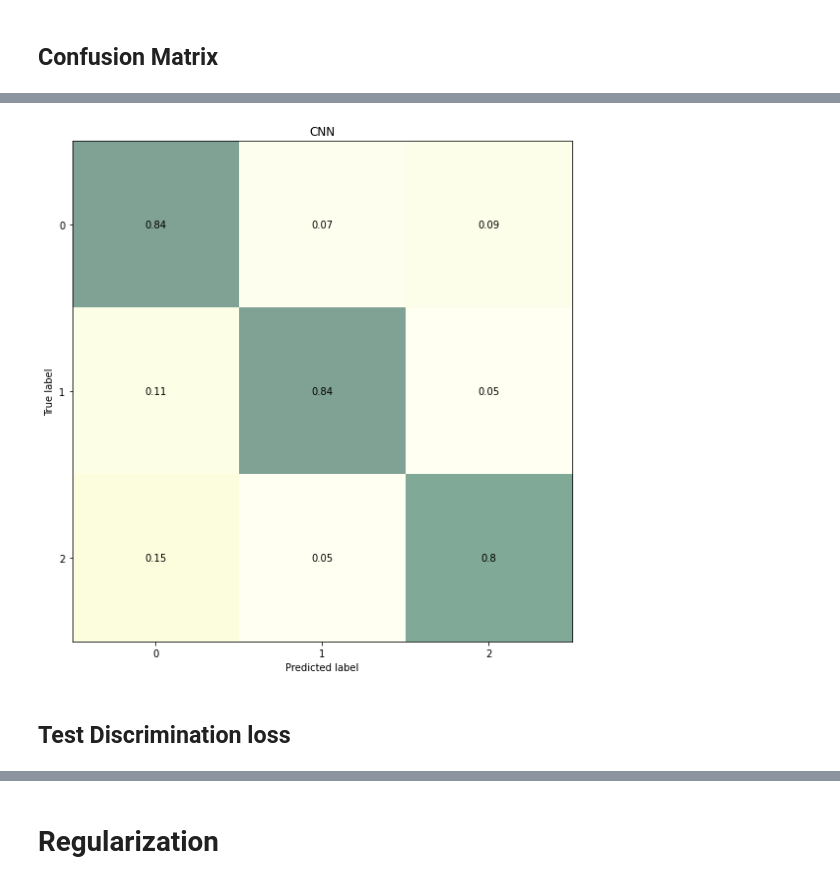
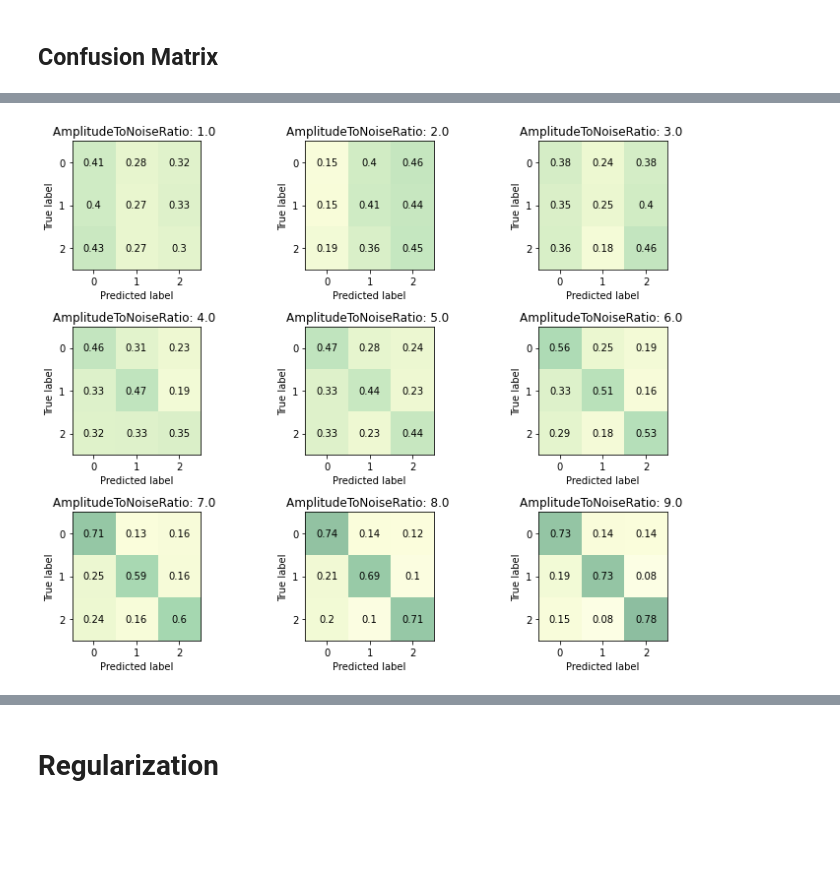
Before and after one commit to LorenzoBuriola/LoCP_moduleB, a Jupyter notebook: Week3/FPGheArt_exercise3.ipynb, the cells around one changed output, grey strips where cells are left out. Drawn from its saved outputs; the diff is of its cells as text; code cells hidden in the pictures; blank space fills up the shorter version.

```diff
--- a/Week3/FPGheArt_exercise3.ipynb
+++ b/Week3/FPGheArt_exercise3.ipynb
@@ -106,13 +130,10 @@ def create_CNN(reg = regularizers.l2, PoolType = keras.layers.MaxPooling1D, Pool
     return model
 # %%
-def compile_model(reg = regularizers.l2, PoolType = keras.layers.MaxPooling1D, PoolSize = 3,
-               learn_rate= 0.001, fil = [4], k_size = [10],
-               dout_rate = 0.2, dense = [10], bias_reg = True, act_reg = True):
+def compile_model(reg = regularizers.l2, lam = 0.001, fil = [5,5],
+                  k_size = [11,7], dense = [10], Poolsize = 5, bias_reg = False, act_reg = False):
     # create the mode
-    model=create_CNN(reg,PoolType, PoolSize, learn_rate, fil, k_size, dout_rate, dense, bias_reg, act_reg)
+    model=create_CNN(reg, lam, fil, k_size, dense, Poolsize, bias_reg, act_reg)
     # compile the model
-
     model.compile(loss=keras.losses.categorical_crossentropy, optimizer = "adam", metrics = ["accuracy"])
-
     return model
 # %% [markdown]
@@ -213,9 +236,8 @@ x_train, x_test, y_train, y_test = train_test_split( x_std, y, test_size=0.2)
 x_train = x_train.reshape(x_train.shape[0],L,1)
 x_test = x_test.reshape(x_test.shape[0],L,1)
 # %%
-model = compile_model( fil = [5,5], k_size = [11,7], PoolSize = 2, dense = [10], learn_rate = 0.001)
-
-hist = model.fit(x_train, y_train, batch_size = 250, epochs = 250,
-                 validation_data = (x_train, y_train),
+model = compile_model()
+hist = model.fit(x_train, y_train, batch_size = 250, epochs = 300,
+                 validation_data = (x_test, y_test),
                 verbose = 2, shuffle = True)
 # %% [output]
@@ -247,24 +337,21 @@ After reshaping the model is working fine.
 # %%
-from sklearn.metrics import confusion_matrix
+fig, ax1 = plt.subplots(nrows=3, ncols=3, figsize = (15, 8))
 
-c_matrix = confusion_matrix(np.argmax(y_test, axis =1),np.argmax(model.predict(x_test), axis=1),  normalize = 'true')
-
-
-#Better visualization of confusion matrices
-fig, ax1 = plt.subplots(nrows=1, ncols=1, figsize = (15, 8))
-ax1.matshow(c_matrix, cmap = plt.cm.YlGn, alpha = 0.5)
-ax1.set_xticks(np.arange(3))
-ax1.set_yticks(np.arange(3))
 for i in range(3):
     for j in range(3):
-        ax1.text(x=j, y=i, s=round(c_matrix[i, j],2), ha="center", va="center")
-ax1.xaxis.set_ticks_position('bottom')
-ax1.set_xlabel('Predicted label')
-ax1.set_ylabel('True label')
-ax1.set_title('CNN')
-fig.tight_layout()
+        c_matrix = confusion_matrix(y_list[3*i+j],y_predicted_list[3*i+j],  normalize = 'true')
+        plot_conf_mat(c_matrix, ax1[i, j], f"AmplitudeToNoiseRatio: {As[3*i+j]/50} ")
+        """ax1[i,j].matshow(c_matrix, cmap = plt.cm.YlGn, alpha = 0.5)
+        ax1[i,j].set_xticks(np.arange(3))
+        ax1[i,j].set_yticks(np.arange(3))
+        for l in range(3):
+            for m in range(3):
+                ax1[i,j].text(x=l, y=m, s=round(c_matrix[m, l],2), ha="center", va="center")
+        ax1[i,j].xaxis.set_ticks_position('bottom')
+        ax1[i,j].set_xlabel('predicted label')
+        ax1[i,j].set_ylabel('true label')
+        ax1[i,j].set_title(f"AmplitudeToNoiseRatio: {As[3*i+j]/50} ")"""
+        fig.tight_layout()
 plt.show()
 # %% [output]
-[figure, old version]
+[figure, new version]
-# %% [markdown]
-## Test Discrimination loss
```
Also changed, not shown: parts of 105 cells of this notebook, 2 other files.
